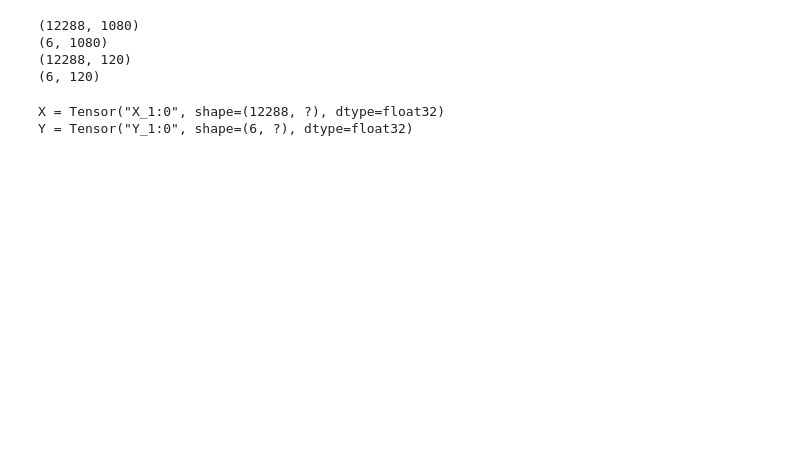
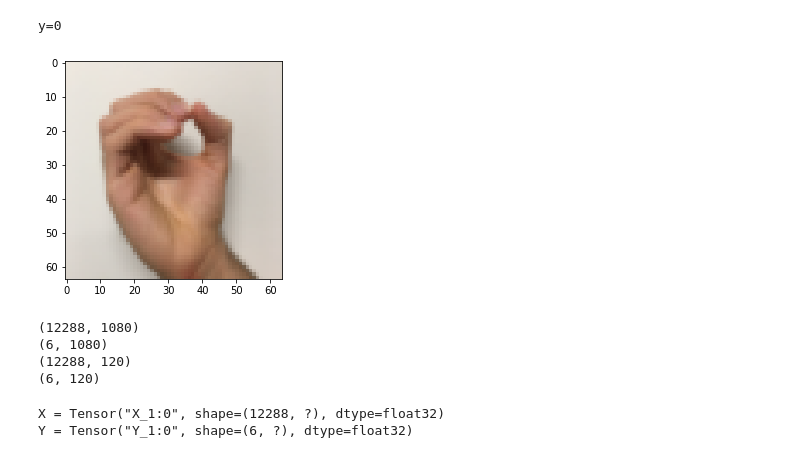
Before and after one commit to ferozferoz/DeepLearn, a Jupyter notebook: Codes/tensorFlow/Image_recognition.ipynb, the cells around one changed output. Drawn from its saved outputs; the diff is of its cells as text; code cells hidden in the pictures; blank space fills up the shorter version.

```diff
--- a/Codes/tensorFlow/Image_recognition.ipynb
+++ b/Codes/tensorFlow/Image_recognition.ipynb
@@ -42,3 +55,10 @@ y=5
+# %%
+index=1
+plt.imshow(train_set_x_orig[index])
+print("y="+str(np.squeeze(train_set_y_orig[:,index])))
+# %% [output]
+y=0
+[figure, added]
 # %%
 train_set_x_flatten = train_set_x_orig.reshape(train_set_x_orig.shape[0],-1).T
 test_set_x_flatten = test_set_x_orig.reshape(test_set_x_orig.shape[0],-1).T
```
Also changed, not shown: parts of 11 cells of this notebook.
